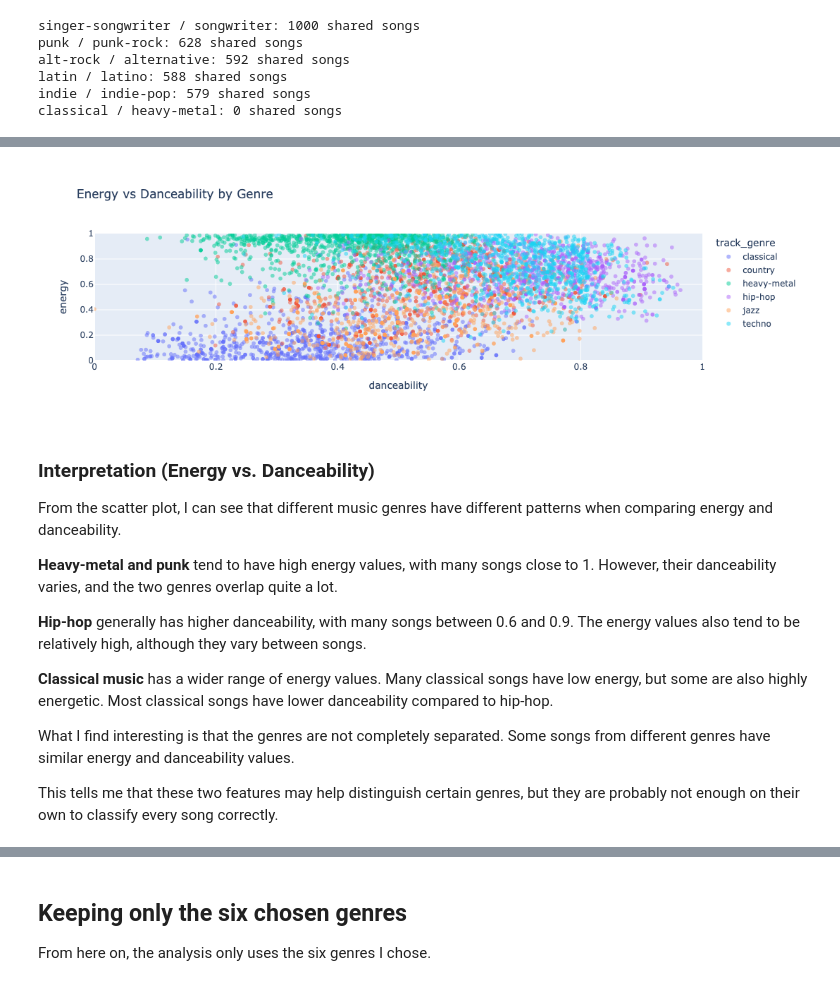
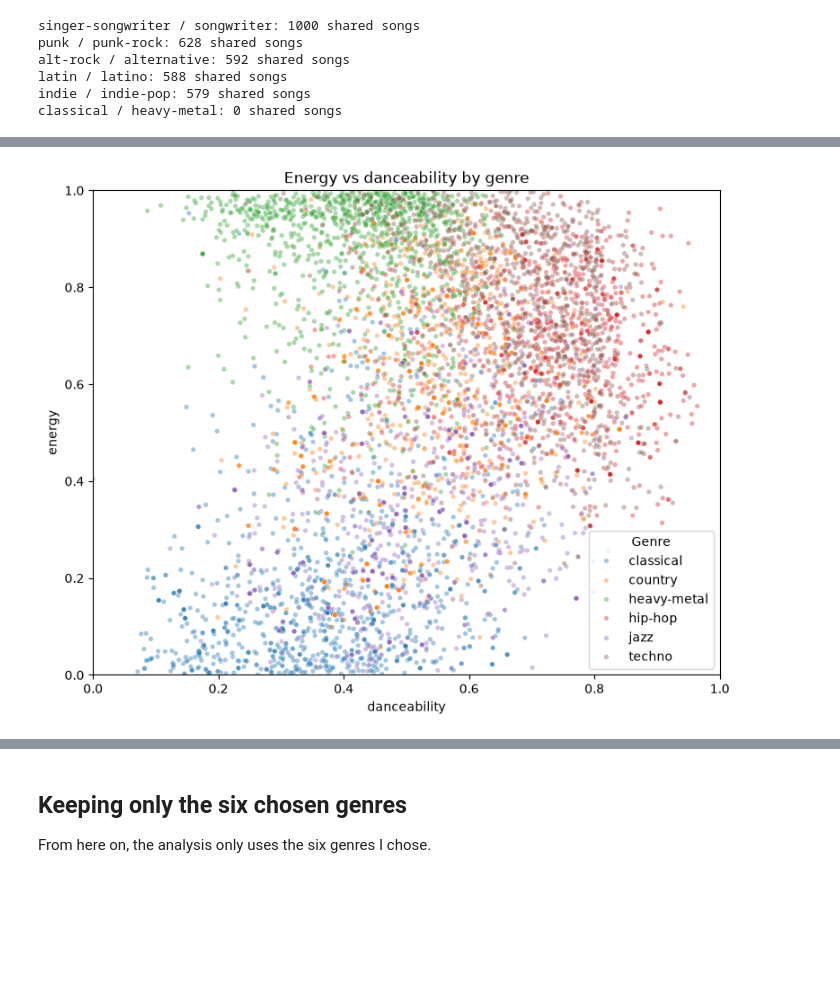
Before and after one commit to ehsamjo12/spotify-genre-classifier, a Jupyter notebook: notebooks/spotify_genre_classification.ipynb, the cells around one changed output, grey strips where cells are left out. Cells and saved outputs as stored; diff of their text form; code cells hidden in the pictures; blank space fills up the shorter version.

```diff
--- a/notebooks/spotify_genre_classification.ipynb
+++ b/notebooks/spotify_genre_classification.ipynb
@@ -135,0 +161,7 @@ so they need to be handled as categories later.
+# %%
+# Unnamed: 0 should be the same as the row index. If that is true for every row, the column has no information.
+print(f"Unnamed: 0 is the same as the row index: {(df['Unnamed: 0'] == df.index).all()}")
+
+# Drop it, so it can't hide duplicates later
+df = df.drop(columns='Unnamed: 0')
+print(f"Columns left: {df.shape[1]}")
@@ -495,37 +482,14 @@ However, just because the genres sound different does not mean they share no son
 # %%
+# Energy vs danceability for the six genres, one colour per genre
+plot_df = df[df['track_genre'].isin(genres)]
 
-plot_df = df[df['track_genre'].isin(genres)].copy()
-
-fig = px.scatter(
-    plot_df,
-    x='danceability',
-    y='energy',
-    color='track_genre',
-    hover_data=['track_id'],
-    opacity=0.5,
-    title='Energy vs Danceability by Genre'
-)
-
-fig.update_layout(
-    xaxis_range=[0, 1],
-    yaxis_range=[0, 1]
-)
-
-fig.show()
+plt.figure(figsize=(9, 7))
+sns.scatterplot(data=plot_df, x='danceability', y='energy', hue='track_genre', alpha=0.4, s=15)
+plt.xlim(0, 1)
+plt.ylim(0, 1)
+plt.title('Energy vs danceability by genre')
+plt.legend(title='Genre')
+plt.show()
 # %% [output]
-[figure, old version]
+[figure, new version]
-# %% [markdown]
-### Interpretation (Energy vs. Danceability)
-
-From the scatter plot, I can see that different music genres have different patterns when comparing energy and danceability.
-
-**Heavy-metal and punk** tend to have high energy values, with many songs close to 1. However, their danceability varies, and the two genres overlap quite a lot.
-
-**Hip-hop** generally has higher danceability, with many songs between 0.6 and 0.9. The energy values also tend to be relatively high, although they vary between songs.
-
-**Classical music** has a wider range of energy values. Many classical songs have low energy, but some are also highly energetic. Most classical songs have lower danceability compared to hip-hop.
-
-What I find interesting is that the genres are not completely separated. Some songs from different genres have similar energy and danceability values.
-
-This tells me that these two features may help distinguish certain genres, but they are probably not enough on their own to classify every song correctly.
 # %%
```
Also changed, not shown: parts of 214 cells of this notebook, 2 other files.
